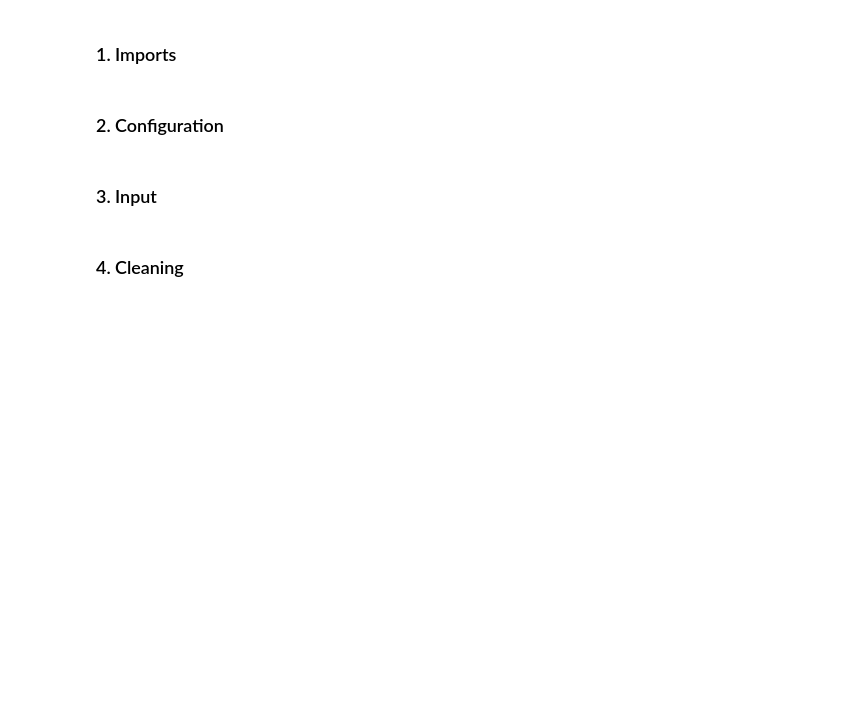
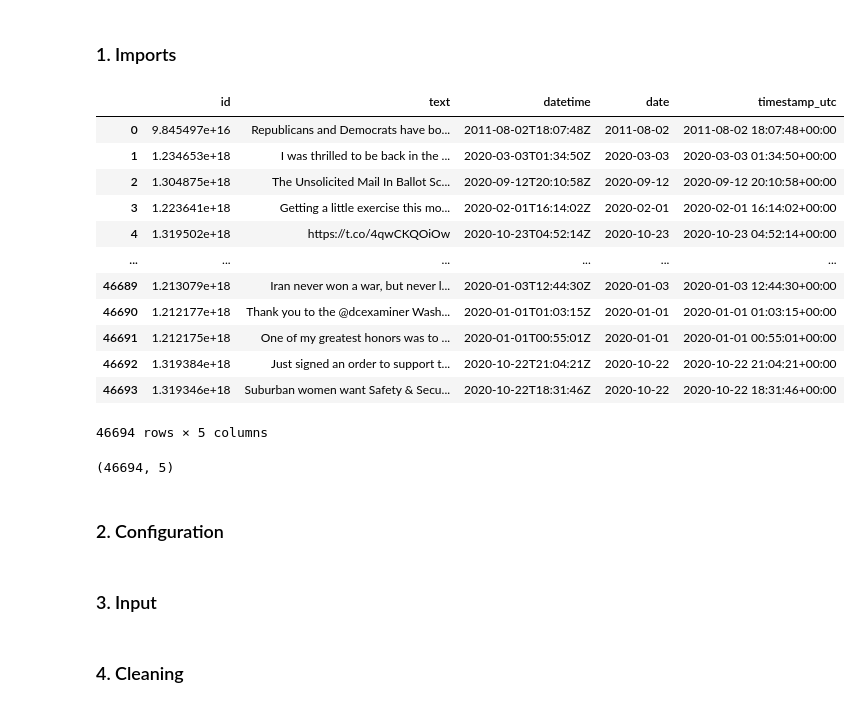
Before and after one commit to fstevener/trump_oil_analysis_v2, a Jupyter notebook: 01_notebooks/1.1_preprocessing_tweets.ipynb, the cells around one changed output. Cells and saved outputs as stored; diff of their text form; code cells hidden in the pictures; blank space fills up the shorter version.

```diff
--- a/01_notebooks/1.1_preprocessing_tweets.ipynb
+++ b/01_notebooks/1.1_preprocessing_tweets.ipynb
@@ -162,6 +168,26 @@ from bertopic import BERTopic
 warnings.filterwarnings("ignore")
 # %%
 df = pd.read_csv(r"C:\Users\02_Florian_Benutzer\Desktop\trump_oil_analysis_v2\00_data\tweets_v2.csv")
+# %%
+df
+# %% [output]
+|  | id | text | datetime | date | timestamp_utc |
+| 0 | 9.845497e+16 | Republicans and Democrats have bo... | 2011-08-02T18:07:48Z | 2011-08-02 | 2011-08-02 18:07:48+00:00 |
+| 1 | 1.234653e+18 | I was thrilled to be back in the ... | 2020-03-03T01:34:50Z | 2020-03-03 | 2020-03-03 01:34:50+00:00 |
+| 2 | 1.304875e+18 | The Unsolicited Mail In Ballot Sc... | 2020-09-12T20:10:58Z | 2020-09-12 | 2020-09-12 20:10:58+00:00 |
+| 3 | 1.223641e+18 | Getting a little exercise this mo... | 2020-02-01T16:14:02Z | 2020-02-01 | 2020-02-01 16:14:02+00:00 |
+| 4 | 1.319502e+18 | https://t.co/4qwCKQOiOw | 2020-10-23T04:52:14Z | 2020-10-23 | 2020-10-23 04:52:14+00:00 |
+| ... | ... | ... | ... | ... | ... |
+| 46689 | 1.213079e+18 | Iran never won a war, but never l... | 2020-01-03T12:44:30Z | 2020-01-03 | 2020-01-03 12:44:30+00:00 |
+| 46690 | 1.212177e+18 | Thank you to the @dcexaminer Wash... | 2020-01-01T01:03:15Z | 2020-01-01 | 2020-01-01 01:03:15+00:00 |
+| 46691 | 1.212175e+18 | One of my greatest honors was to ... | 2020-01-01T00:55:01Z | 2020-01-01 | 2020-01-01 00:55:01+00:00 |
+| 46692 | 1.319384e+18 | Just signed an order to support t... | 2020-10-22T21:04:21Z | 2020-10-22 | 2020-10-22 21:04:21+00:00 |
+| 46693 | 1.319346e+18 | Suburban women want Safety & Secu... | 2020-10-22T18:31:46Z | 2020-10-22 | 2020-10-22 18:31:46+00:00 |
+46694 rows × 5 columns
+# %%
+df.shape
+# %% [output]
+(46694, 5)
 # %% [markdown]
 ### 2. Configuration
 # %%
```
Also changed, not shown: parts of 74 cells of this notebook.
